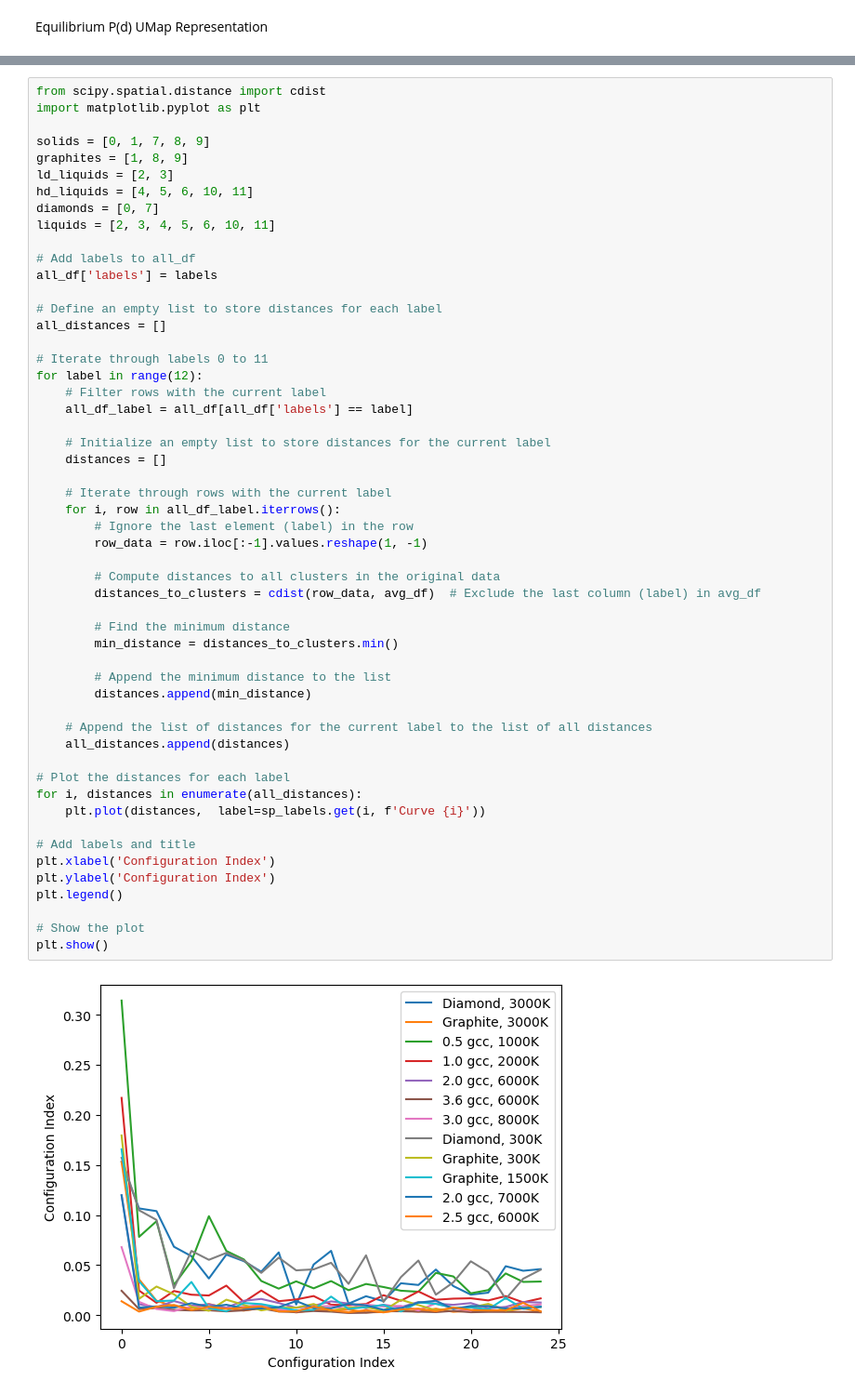
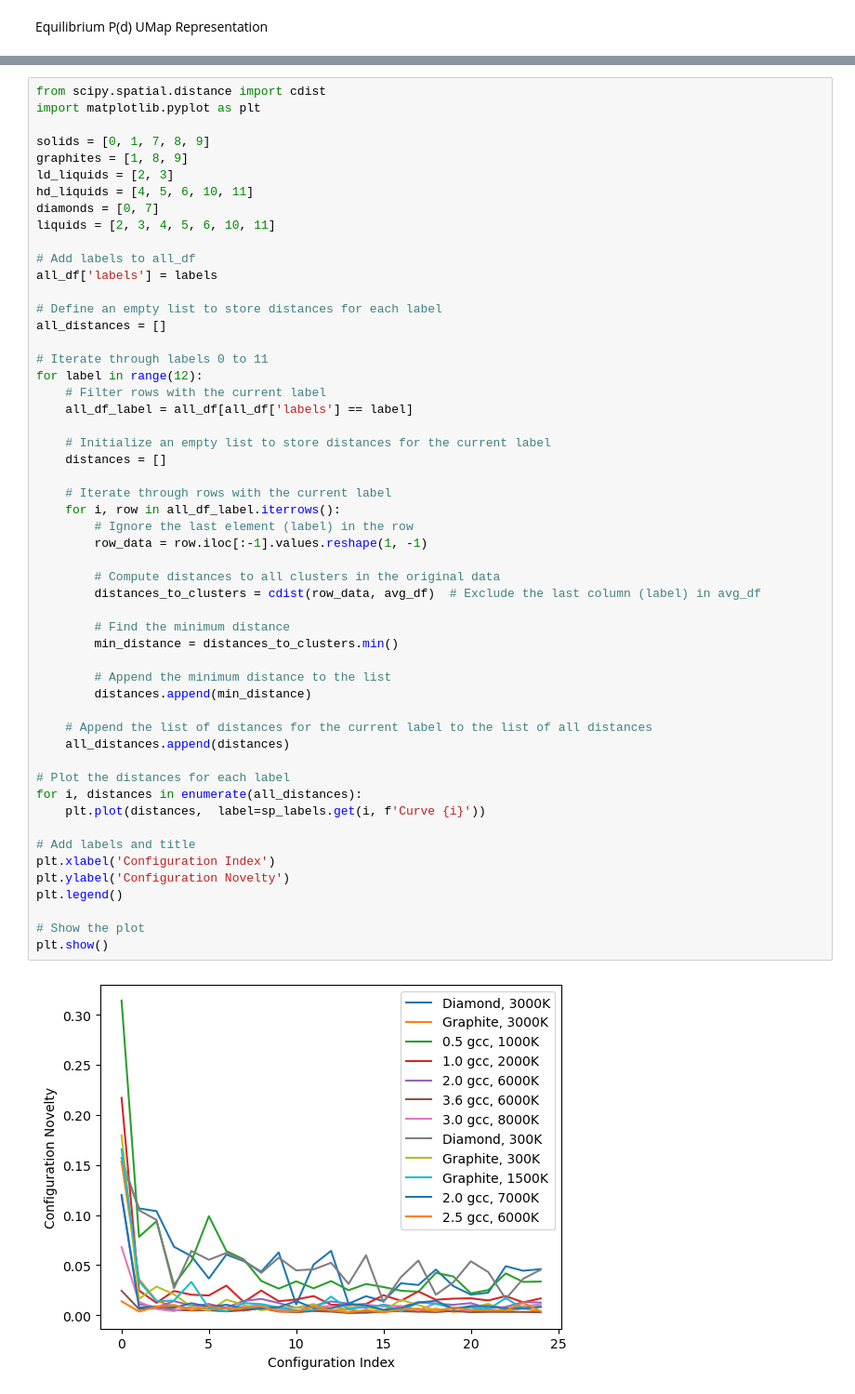
Before and after one commit to laubachb/chimes_CGD-myLLFork, a Jupyter notebook: dissimilarity_clustering/umap_pd.ipynb, the cells around one changed output, grey strips where cells are left out. Shown at 93% size. Drawn from its saved outputs; the diff is of its cells as text.

Commit message:
Added configuration novelty plot

```diff
--- a/dissimilarity_clustering/umap_pd.ipynb
+++ b/dissimilarity_clustering/umap_pd.ipynb
@@ -267,32 +267,32 @@ for label in range(12):
     distances = []
 
     # Iterate through rows with the current label
     for i, row in all_df_label.iterrows():
         # Ignore the last element (label) in the row
         row_data = row.iloc[:-1].values.reshape(1, -1)
 
         # Compute distances to all clusters in the original data
         distances_to_clusters = cdist(row_data, avg_df)  # Exclude the last column (label) in avg_df
 
         # Find the minimum distance
         min_distance = distances_to_clusters.min()
 
         # Append the minimum distance to the list
         distances.append(min_distance)
 
     # Append the list of distances for the current label to the list of all distances
     all_distances.append(distances)
 
 # Plot the distances for each label
 for i, distances in enumerate(all_distances):
     plt.plot(distances,  label=sp_labels.get(i, f'Curve {i}'))
 
 # Add labels and title
 plt.xlabel('Configuration Index')
-plt.ylabel('Configuration Index')
+plt.ylabel('Configuration Novelty')
 plt.legend()
 
 # Show the plot
 plt.show()
 # %% [output]
-[figure, old version]
+[figure, new version]
```
